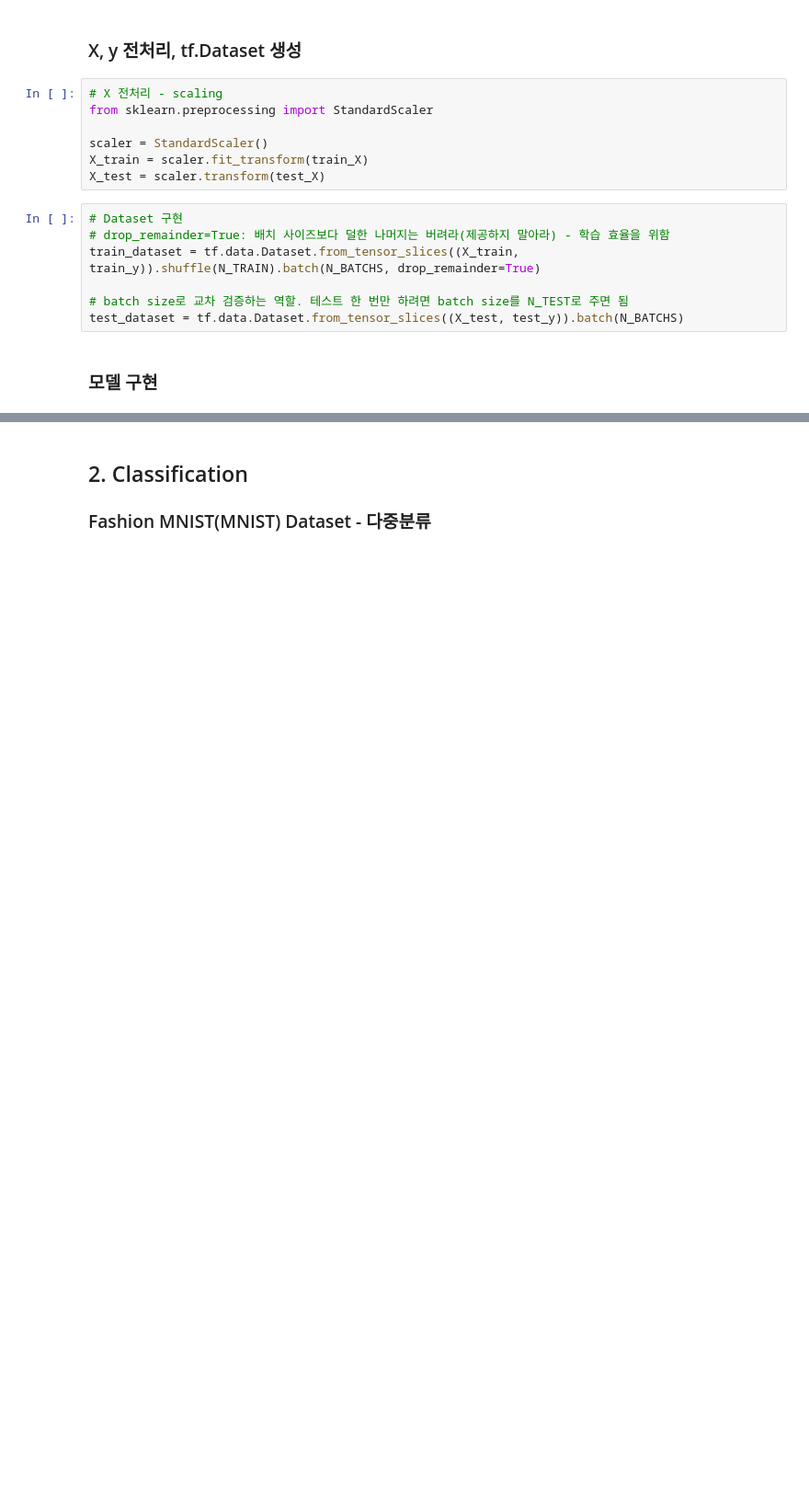
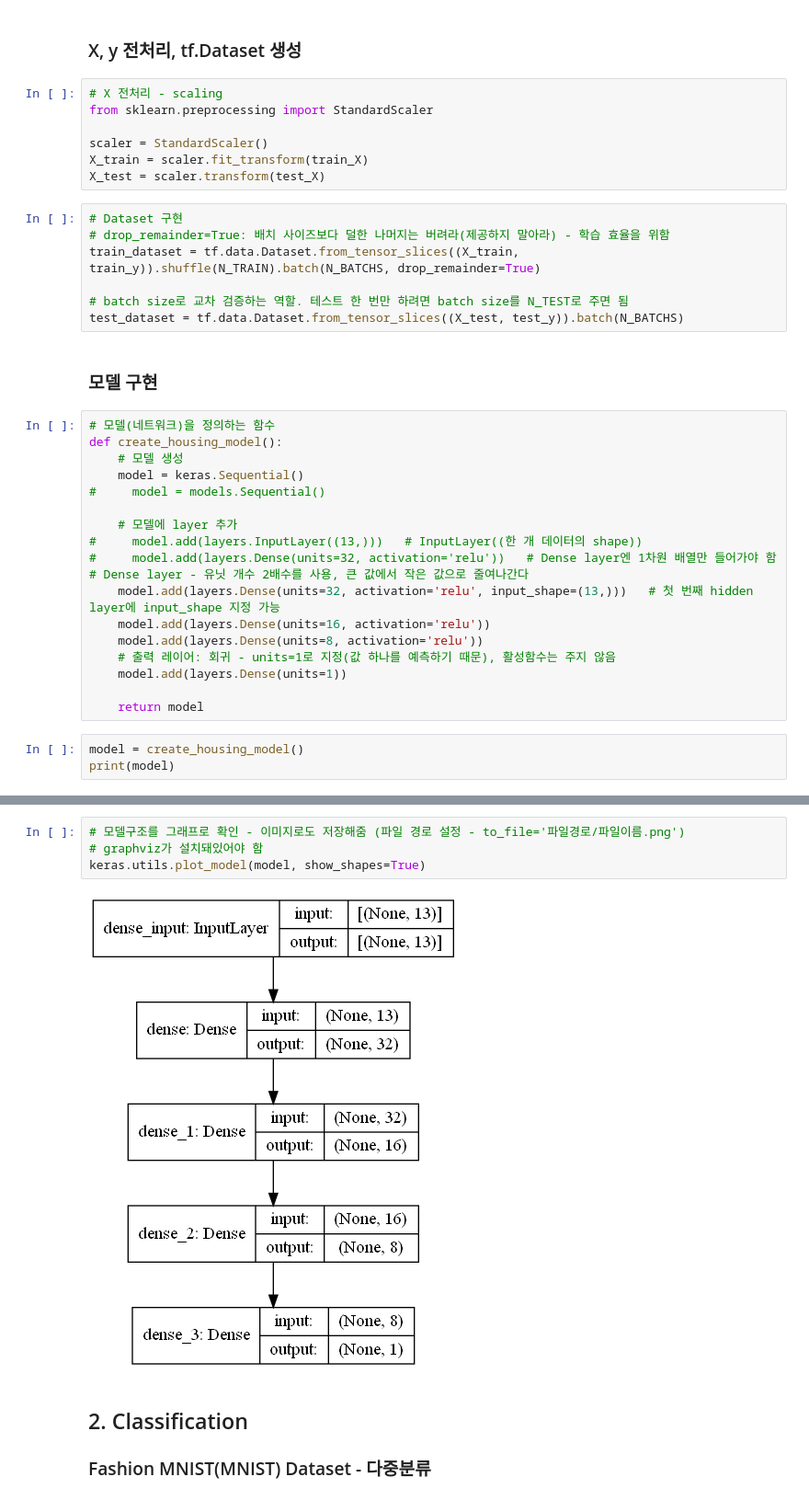
Before and after one commit to purple-cabbage0030/class_review, a Jupyter notebook: 13.deepLearning/04_DNN_분류_회귀.ipynb, the cells around one changed output, grey strips where cells are left out. Shown at 92% size. Saved outputs shown, nothing was run; the diff lists cells and outputs as text; blank space fills up the shorter version.

```diff
--- a/13.deepLearning/04_DNN_분류_회귀.ipynb
+++ b/13.deepLearning/04_DNN_분류_회귀.ipynb
@@ -387,3 +387,24 @@ train_dataset = tf.data.Dataset.from_tensor_slices((X_train, train_y)).shuffle(N
 test_dataset = tf.data.Dataset.from_tensor_slices((X_test, test_y)).batch(N_BATCHS)
 # %% [markdown]
 ### 모델 구현
+# %%
+# 모델(네트워크)을 정의하는 함수
+def create_housing_model():
+    # 모델 생성
+    model = keras.Sequential()
+#     model = models.Sequential()
+
+    # 모델에 layer 추가
+#     model.add(layers.InputLayer((13,)))   # InputLayer((한 개 데이터의 shape))
+#     model.add(layers.Dense(units=32, activation='relu'))   # Dense layer엔 1차원 배열만 들어가야 함
+# Dense layer - 유닛 개수 2배수를 사용, 큰 값에서 작은 값으로 줄여나간다
+    model.add(layers.Dense(units=32, activation='relu', input_shape=(13,)))   # 첫 번째 hidden layer에 input_shape 지정 가능
+    model.add(layers.Dense(units=16, activation='relu'))
+    model.add(layers.Dense(units=8, activation='relu'))
+    # 출력 레이어: 회귀 - units=1로 지정(값 하나를 예측하기 때문), 활성함수는 주지 않음
+    model.add(layers.Dense(units=1))
+
+    return model
+# %%
+model = create_housing_model()
+print(model)
@@ -390,3 +433,9 @@ test_dataset = tf.data.Dataset.from_tensor_slices((X_test, test_y)).batch(N_BATC
+# %%
+# 모델구조를 그래프로 확인 - 이미지로도 저장해줌 (파일 경로 설정 - to_file='파일경로/파일이름.png')
+# graphviz가 설치돼있어야 함
+keras.utils.plot_model(model, show_shapes=True)
+# %% [output]
+[figure, added]
 # %% [markdown]
 ## 2. Classification
 
```
Also changed, not shown: parts of 2 cells of this notebook.
